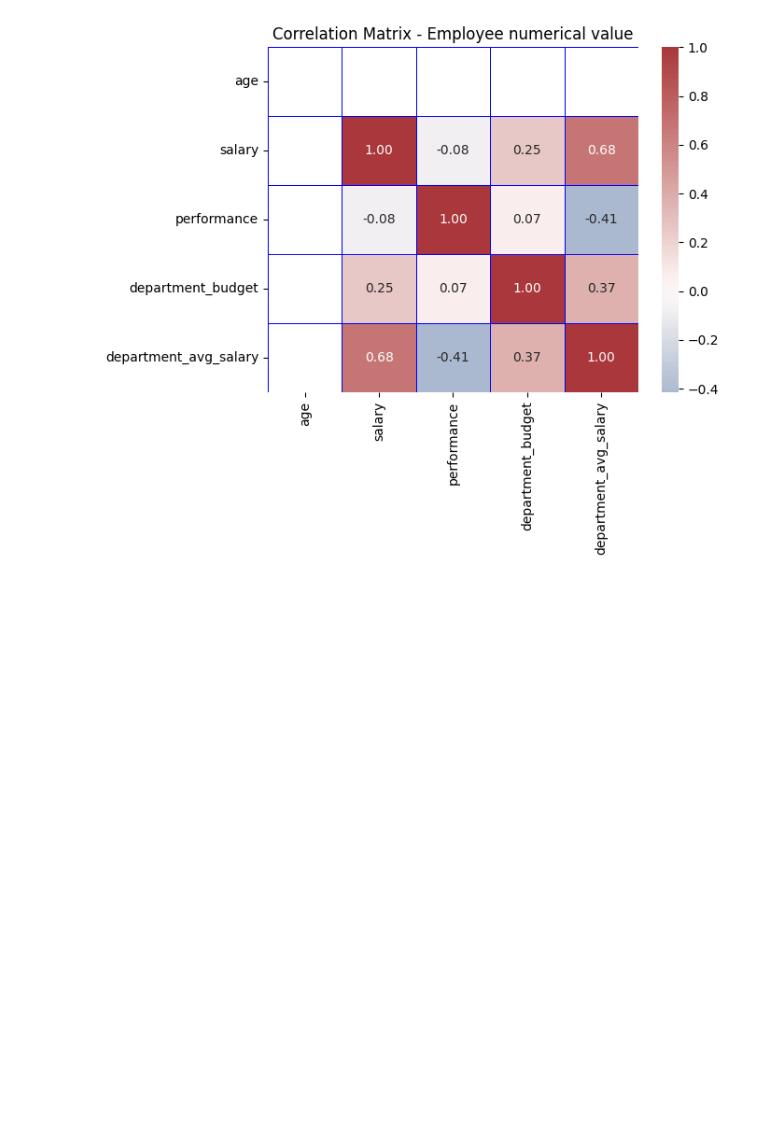
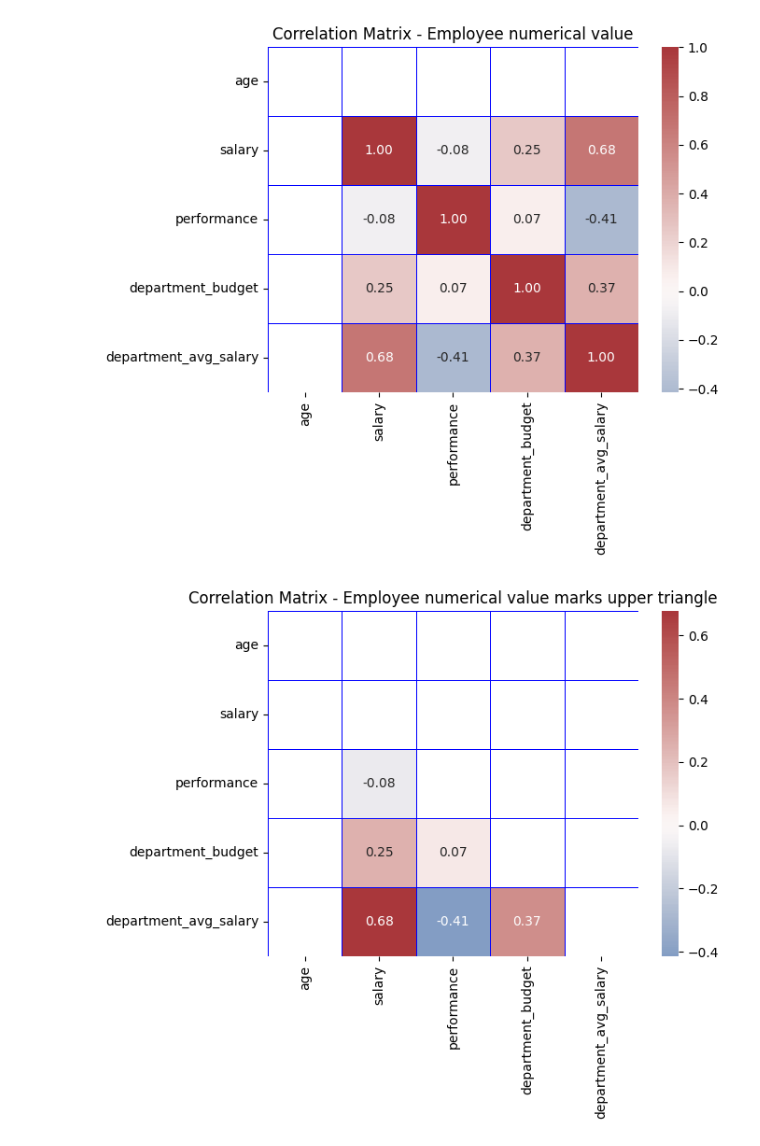
Before and after one commit to OIC-Hub/data-science-class-2, a Jupyter notebook: employee_dataset.ipynb, the cells around one changed output. Saved outputs shown, nothing was run; the diff lists cells and outputs as text; code cells hidden in the pictures; blank space fills up the shorter version.

```diff
--- a/employee_dataset.ipynb
+++ b/employee_dataset.ipynb
@@ -1115,3 +1116,12 @@ plt.title("Correlation Matrix - Employee numerical value")
 plt.show()
 # %% [output]
 [figure]
+# %%
+#heatmap marked upper triangle
+masks = np.triu(np.ones_like(corr, dtype=bool))
+
+sns.heatmap(corr, mask=masks, annot=True, fmt=".2f", cmap="vlag", center=0, linewidths="0.5", linecolor="blue")
+plt.title("Correlation Matrix - Employee numerical value marks upper triangle")
+plt.show()
+# %% [output]
+[figure, added]
```
Also changed, not shown: parts of 3 cells of this notebook, 2 other files.
